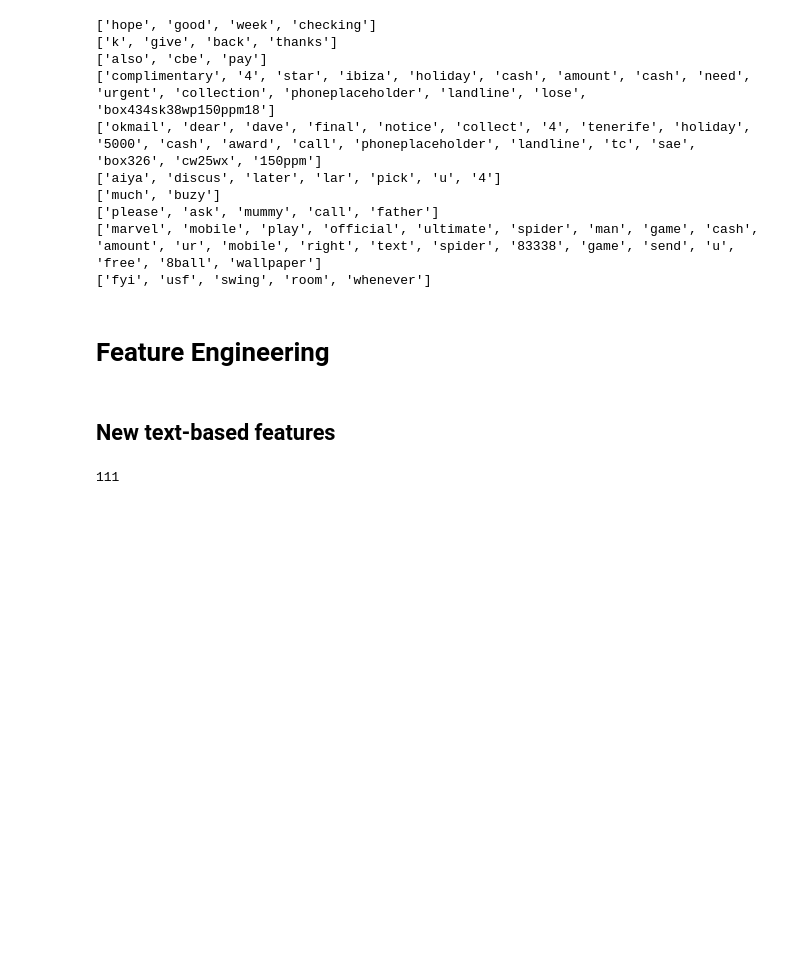
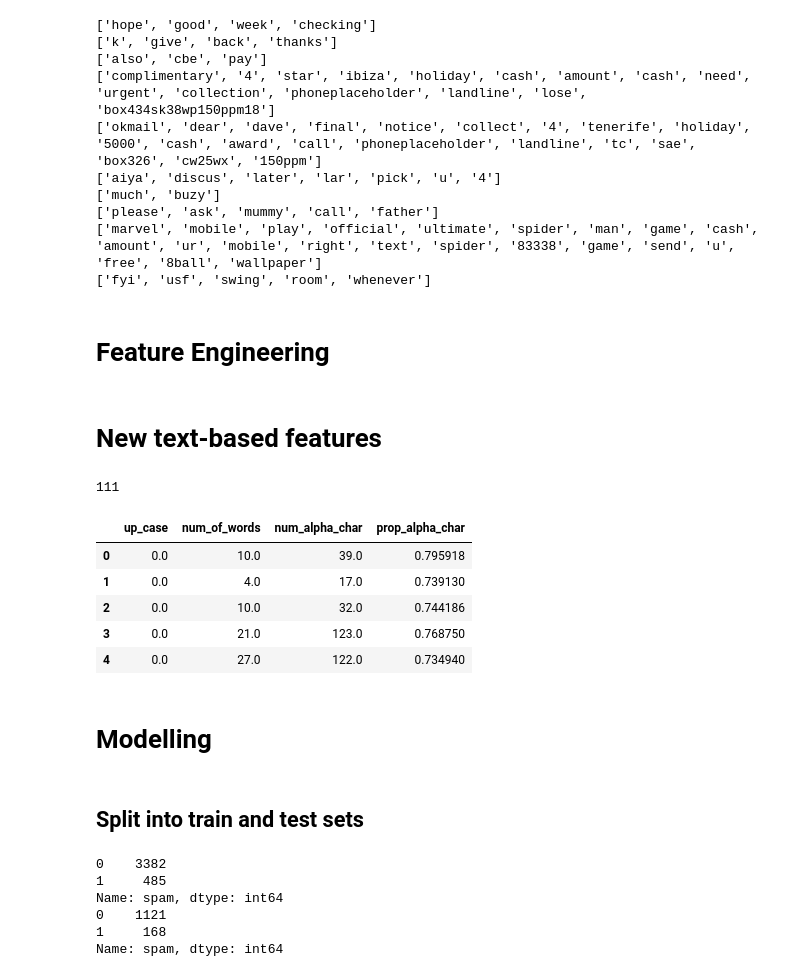
Before and after one commit to docju/capstone2, a Jupyter notebook: Capstone2.ipynb, the cells around one changed output. Saved outputs shown, nothing was run; the diff lists cells and outputs as text; code cells hidden in the pictures; blank space fills up the shorter version.

```diff
--- a/Capstone2.ipynb
+++ b/Capstone2.ipynb
@@ -233,13 +239,6 @@ def tokenize(text):
     tokens=word_tokenize(text)
     tokens = [WordNetLemmatizer().lemmatize(word) for word in tokens if word not in stopwords.words("english")]
     return tokens
-
-def upper_flag(text):
-    text_upper=re.sub(r"[^a-zA-Z]", "",text.upper())
-    upper_case_flag=0
-    if text_upper==re.sub(r"[^a-zA-Z]", "",text) and len(text_upper)>0:
-        upper_case_flag=1
-    return upper_case_flag
 # %%
 for i in range(0,10):
     print(tokenize(sms['text'][i]))
@@ -257,7 +256,7 @@ for i in range(0,10):
 # %% [markdown]
 # Feature Engineering
 # %% [markdown]
-## New text-based features
+# New text-based features
 # %%
 #denotes if the sms was entirely in upper case
 def upper_flag(text):
@@ -287,3 +286,40 @@ def prop_of_alphabet(text):
 num_of_alphabet(sms.text.iloc[450])
 # %% [output]
 111
+# %%
+ class smscounter(BaseEstimator,TransformerMixin):
+        def sms_count(self,text):
+            up_case=upper_flag(text)
+            num_words=num_of_words(text)
+            num_alpha_char=num_of_alphabet(text)
+            prop_alpha_char=prop_of_alphabet(text)
+
+            features = pd.Series({"up_case": up_case,
+                              "num_of_words": num_words,
+                              "num_alpha_char": num_alpha_char,
+                              "prop_alpha_char": prop_alpha_char
+                                  })
+            return features
+        def fit(self, X, y=None):
+            return self
+
+        def transform(self, X):
+            X_counts = pd.Series(X).apply(self.sms_count)
+            return X_counts.astype(float)
+# %%
+sms_counts=smscounter()
+
+test_transformed = sms_counts.fit_transform(sms['text'])
+# %%
+test_transformed.head()
+# %% [output]
+|  | up_case | num_of_words | num_alpha_char | prop_alpha_char |
+| 0 | 0.0 | 10.0 | 39.0 | 0.795918 |
+| 1 | 0.0 | 4.0 | 17.0 | 0.739130 |
+| 2 | 0.0 | 10.0 | 32.0 | 0.744186 |
+| 3 | 0.0 | 21.0 | 123.0 | 0.768750 |
+| 4 | 0.0 | 27.0 | 122.0 | 0.734940 |
+# %% [markdown]
+# Modelling
+# %% [markdown]
+## Split into train and test sets
@@ -289,0 +329,13 @@ num_of_alphabet(sms.text.iloc[450])
+# %%
+# Train test split
+X_train, X_test, Y_train, Y_test = train_test_split(X, Y, random_state=23)
+#Ensure proportions are roughly similar
+print(Y_train.value_counts())
+print(Y_test.value_counts())
+# %% [output]
+0    3382
+1     485
+Name: spam, dtype: int64
+0    1121
+1     168
+Name: spam, dtype: int64
```
Also changed, not shown: parts of 12 cells of this notebook.
